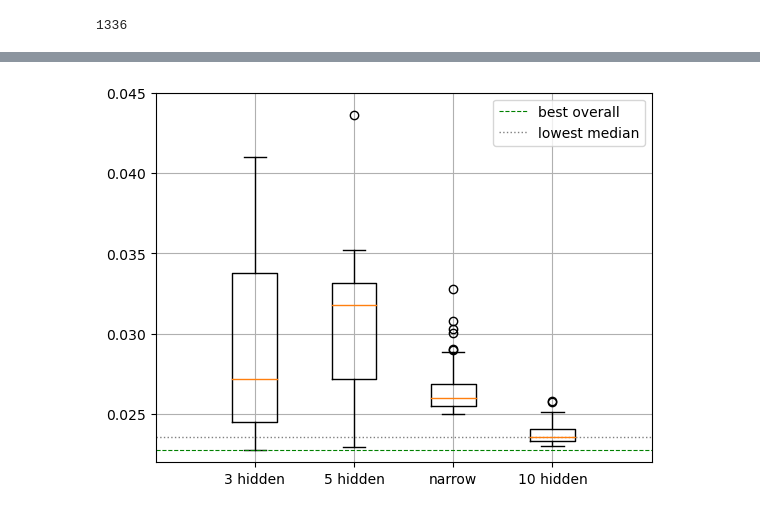
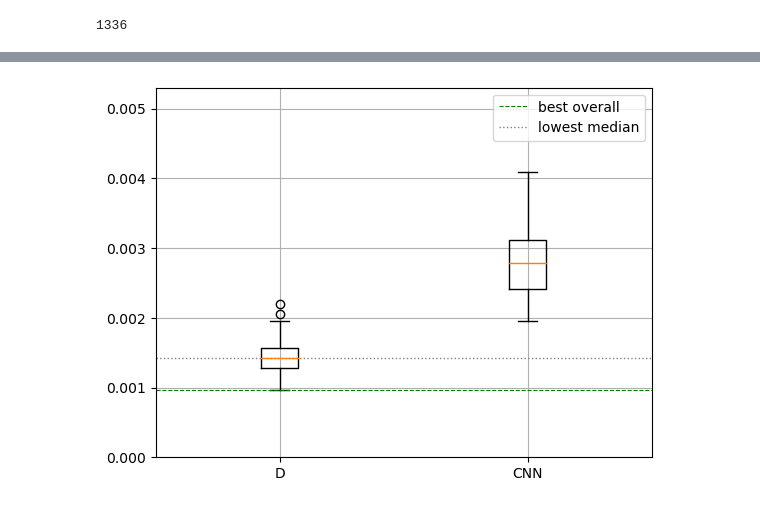
Before and after one commit to vschormann/MA_ML_assisted_SUPG, a Jupyter notebook: Sandbox.ipynb, the cells around one changed output, grey strips where cells are left out. Drawn from its saved outputs; the diff is of its cells as text; code cells hidden in the pictures.

```diff
--- a/Sandbox.ipynb
+++ b/Sandbox.ipynb
@@ -222,30 +25,44 @@ plt.grid()
 # %%
+import numpy as np
+import matplotlib.pyplot as plt
+
+step = 50
+dir1 = "data/example_3_1/loss_arrays/test_cMLP_10hidden"
+dir2 = "data/example_3_2/loss_arrays/test_loss_cnn"
 
 
-boxnarrow = load_loss_arrays(dir0, np.arange(50), None)
-boxhidden3 = load_loss_arrays(dir1, np.arange(50), None)
-boxhidden5 = load_loss_arrays(dir2, np.arange(50), None)
-boxhidden10 = load_loss_arrays(dir3, np.arange(50), None)
+
+def load_loss_arrays(dir, idx, threshold=None):
+    l = []
+    for k in idx:
+        arr = np.load(f"{dir}_{k}.npy")
+        if threshold:
+            if np.max(arr) < threshold:
+                l.append(arr)
+        else:
+            l.append(arr)
+    return np.stack(l, axis = 0)
+x = ['D', 'CNN']
+boxhidden10 = load_loss_arrays(dir1, np.arange(step), None)
+boxcnn = load_loss_arrays(dir2, np.arange(step), None)
 boxavg = np.vstack(
     [
-        np.min(boxhidden3, axis=1),
-        np.min(boxhidden5, axis=1),
-        np.min(boxnarrow, axis=1),
-        np.min(boxhidden10, axis=1)
+
+        np.min(boxhidden10, axis=1),
+        np.min(boxcnn, axis=1)
         ]
     )
 bp = plt.boxplot(boxavg.T, labels=x)
 lower_whisker_y = bp['whiskers'][0].get_ydata()[1]
-lower_median = bp['medians'][3].get_ydata()[0]
+lower_median = bp['medians'][0].get_ydata()[0]
 
 plt.axhline(lower_whisker_y, linestyle='--', linewidth=0.8, color='green', label='best overall')
 plt.axhline(lower_median, linestyle=':', linewidth=1, color='grey', label='lowest median')
 
-plt.xlim((0,5))
+#plt.xlim((0,5))
 
-plt.ylim(0.022,0.045)
+plt.ylim(0,0.0053)
 plt.legend()
 plt.grid()
-plt.show()
 # %% [output]
-[figure, old version]
+[figure, new version]
```
Also changed, not shown: parts of 12 cells of this notebook, 2 other files.
